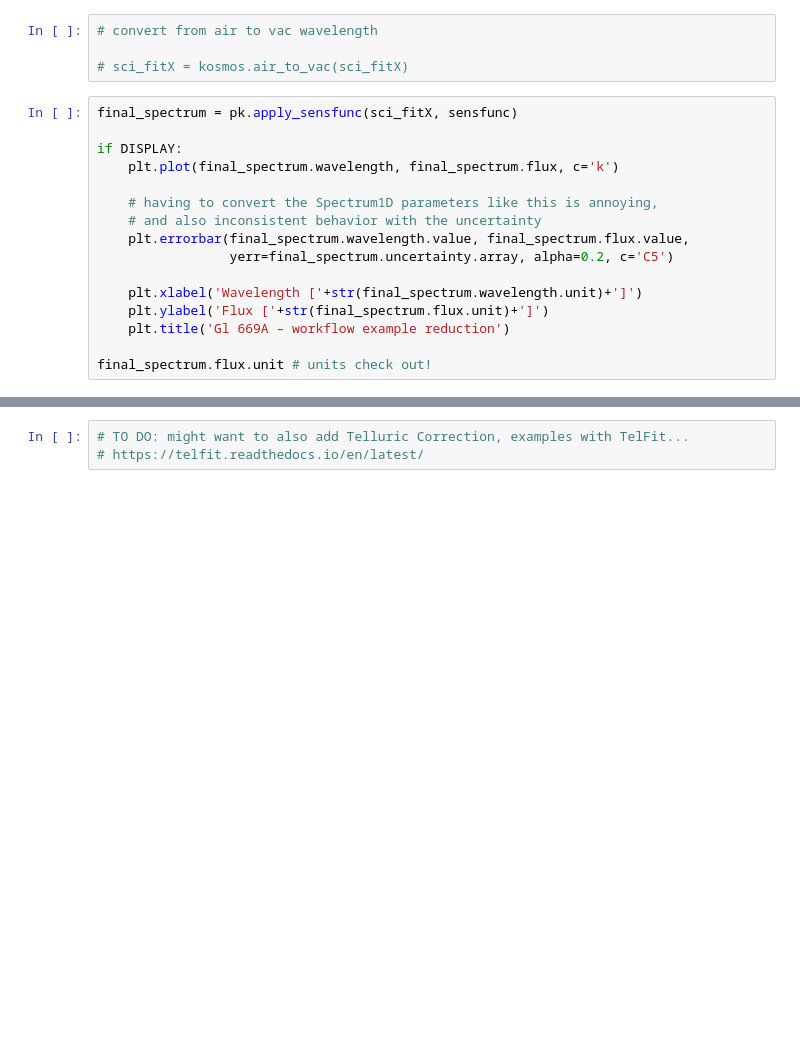
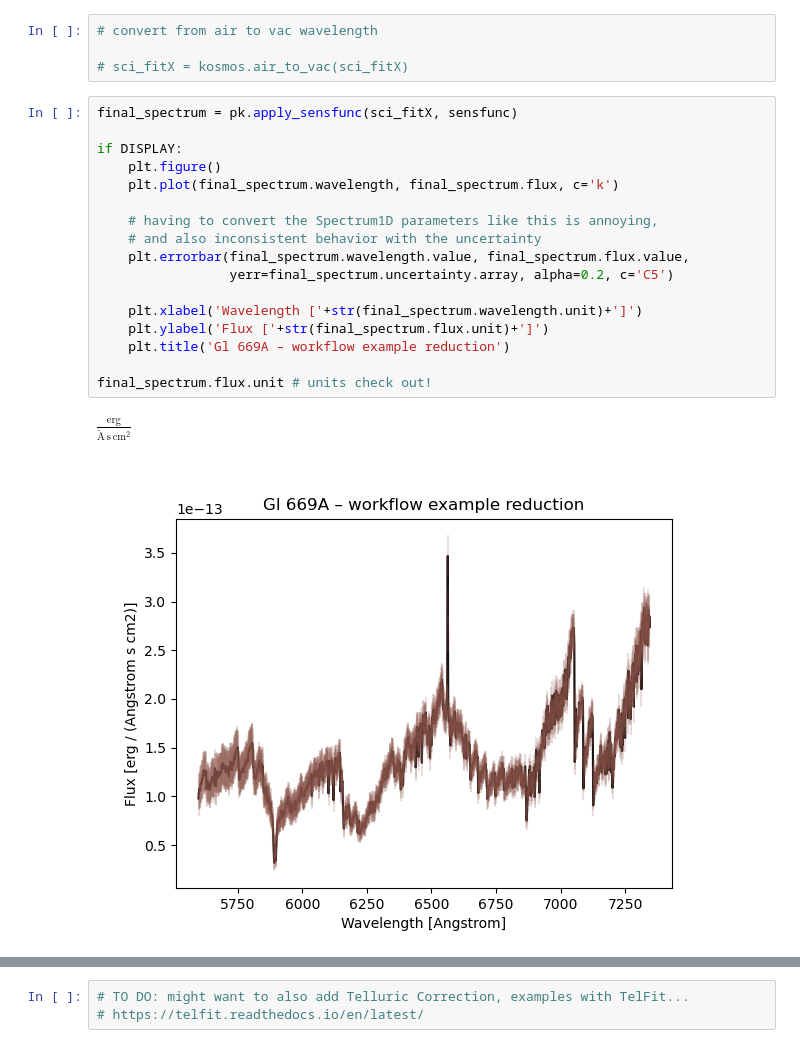
Before and after one commit to jradavenport/pykosmos, a Jupyter notebook: notebooks/apo05workflow-DTW-example.ipynb, the cells around one changed output, grey strips where cells are left out. Drawn from its saved outputs; the diff is of its cells as text; blank space fills up the shorter version.

```diff
--- a/notebooks/apo05workflow-DTW-example.ipynb
+++ b/notebooks/apo05workflow-DTW-example.ipynb
@@ -361,19 +387,23 @@ sensfunc.flux.unit
 # %%
 final_spectrum = pk.apply_sensfunc(sci_fitX, sensfunc)
 
 if DISPLAY:
+    plt.figure()
     plt.plot(final_spectrum.wavelength, final_spectrum.flux, c='k')
 
     # having to convert the Spectrum1D parameters like this is annoying,
     # and also inconsistent behavior with the uncertainty
     plt.errorbar(final_spectrum.wavelength.value, final_spectrum.flux.value,
                  yerr=final_spectrum.uncertainty.array, alpha=0.2, c='C5')
 
     plt.xlabel('Wavelength ['+str(final_spectrum.wavelength.unit)+']')
     plt.ylabel('Flux ['+str(final_spectrum.flux.unit)+']')
     plt.title('Gl 669A – workflow example reduction')
 
 final_spectrum.flux.unit # units check out!
+# %% [output]
+$\mathrm{\frac{erg}{\mathring{A}\,s\,cm^{2}}}$
+[figure, added]
 # %%
 # Read in the IRAF-reduced version!
 from astropy.nddata import CCDData
```
Also changed, not shown: parts of 10 cells of this notebook.
